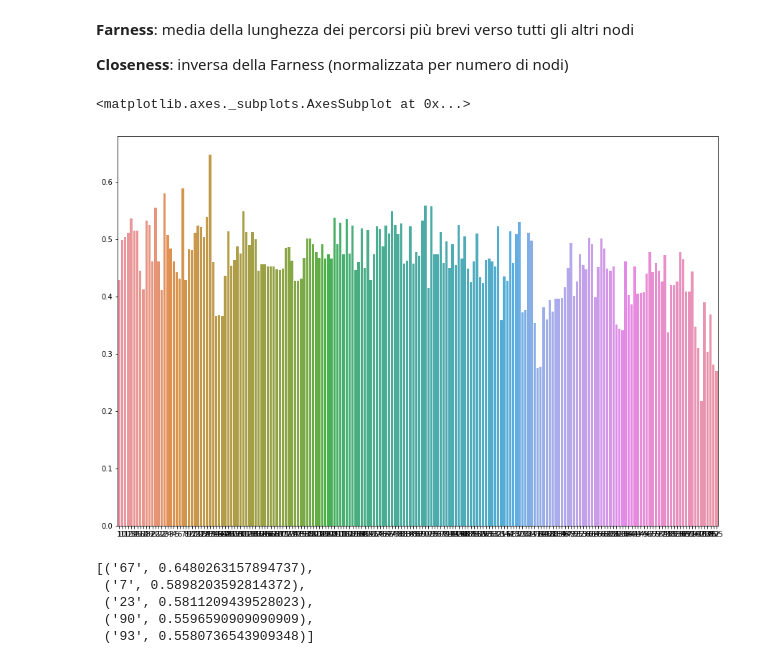
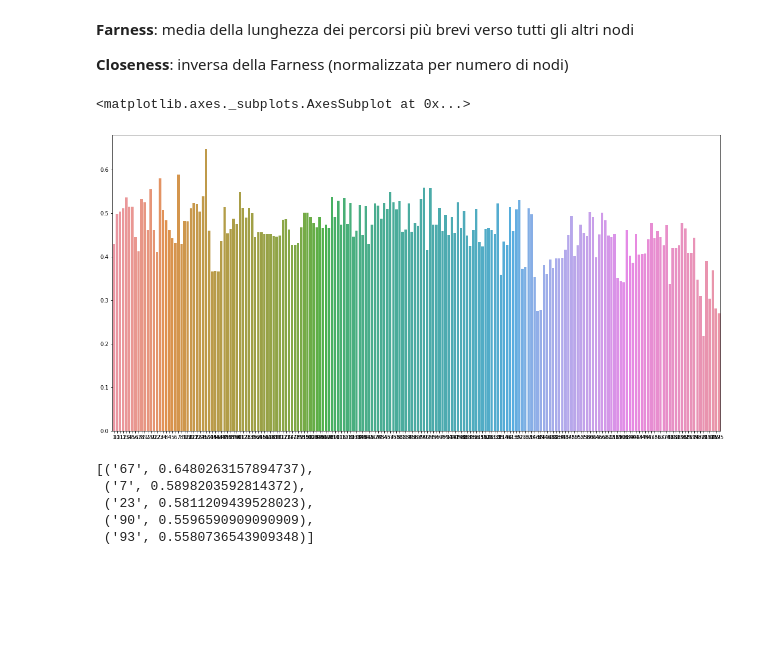
Before and after one commit to Badar97/Progetto_DataScience, a Jupyter notebook: 3-NetworkX/SocialNetworkAnalysis.ipynb, the cells around one changed output. Saved outputs shown, nothing was run; the diff lists cells and outputs as text; code cells hidden in the pictures; blank space fills up the shorter version.

```diff
--- a/3-NetworkX/SocialNetworkAnalysis.ipynb
+++ b/3-NetworkX/SocialNetworkAnalysis.ipynb
@@ -159,11 +155,11 @@ sns.distplot(list(degree.values()), kde=False)
 # %%
 closeness = nx.closeness_centrality(G)
 # %%
-plt.figure(figsize=(15,10))
+plt.figure(figsize=(20,10))
 sns.barplot(x=list(closeness.keys()), y=list(closeness.values()))
 # %% [output]
 <matplotlib.axes._subplots.AxesSubplot at 0x...>
-[figure, old version]
+[figure, new version]
 # %%
 ranks = [(k, v) for k, v in sorted(closeness.items(), key=lambda item: -item[1])]
 ranks[0:5]
```
Also changed, not shown: parts of 27 cells of this notebook.
